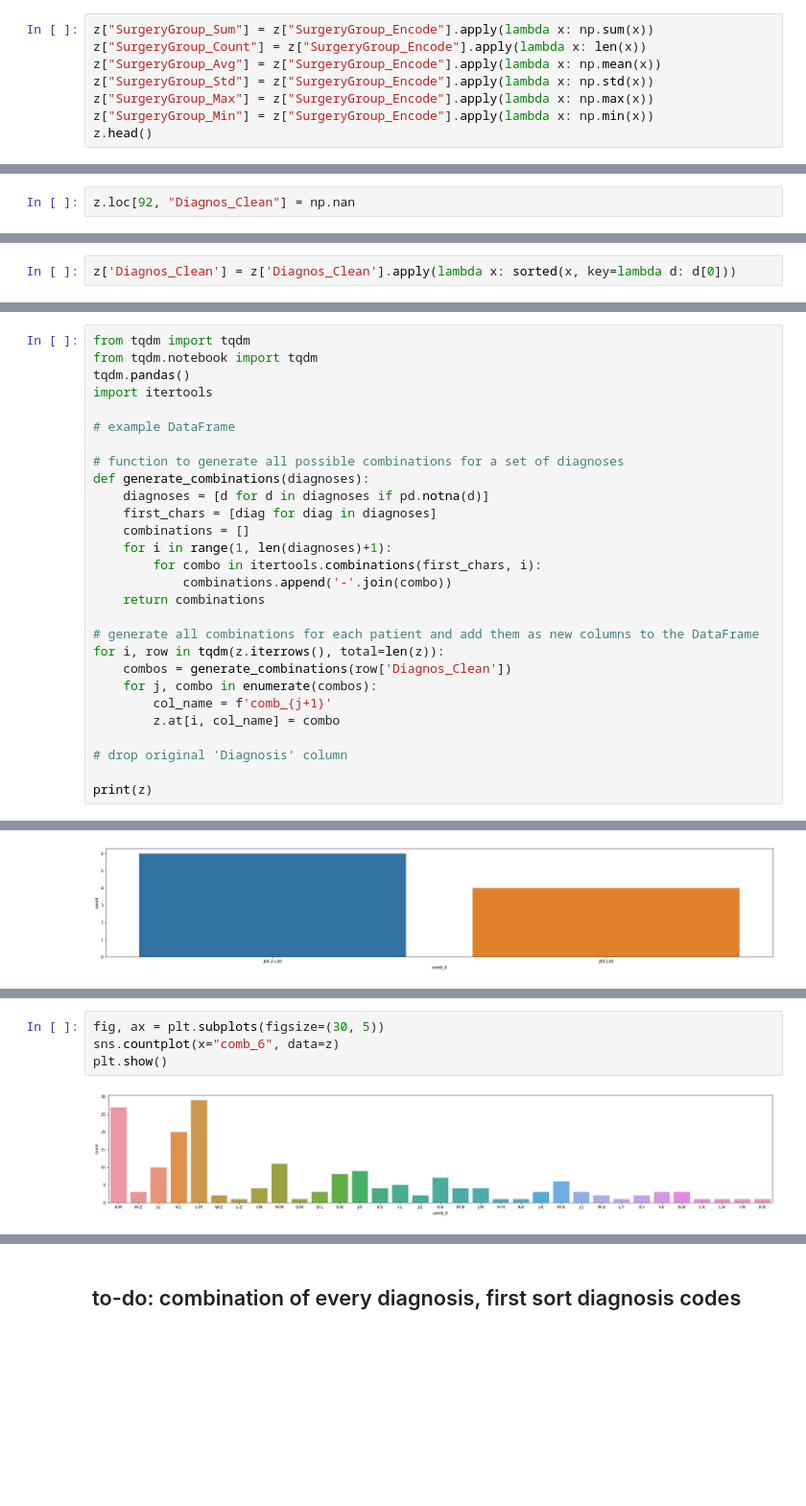
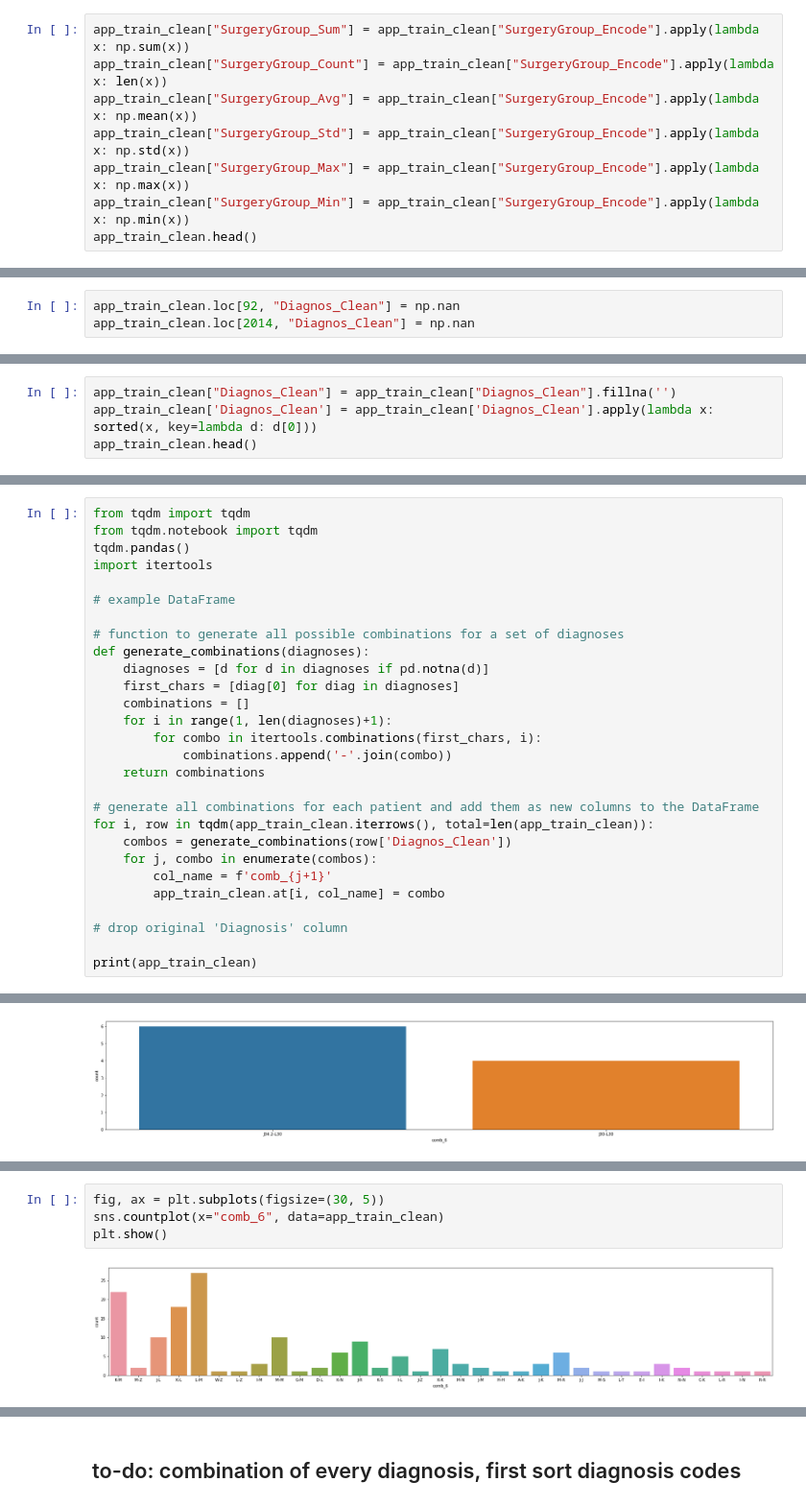
Before and after one commit to furkaneneseren/Datathon-Borda, a Jupyter notebook: surgery-datathon.ipynb, the cells around one changed output, grey strips where cells are left out. Shown at 96% size. Drawn from its saved outputs; the diff is of its cells as text; blank space fills up the shorter version.

```diff
--- a/surgery-datathon.ipynb
+++ b/surgery-datathon.ipynb
@@ -531,13 +576,13 @@ z.head()
 | 3 | 1059 | nan, M51.1 | 0, B | Genel Anestezi | Lumbar ve di?er intervertebral di... | 41 | FEMALE | ORTOPED? SERV?S? | ... |
 | 4 | 608 | M51.1, nan, M48.0 | 0, B, C, D, A3 | Genel Anestezi | Lumbar ve di?er intervertebral di... | 49 | FEMALE | ORTOPED? SERV?S? | ... |
 # %%
-z["SurgeryGroup_Sum"] = z["SurgeryGroup_Encode"].apply(lambda x: np.sum(x))
-z["SurgeryGroup_Count"] = z["SurgeryGroup_Encode"].apply(lambda x: len(x))
-z["SurgeryGroup_Avg"] = z["SurgeryGroup_Encode"].apply(lambda x: np.mean(x))
-z["SurgeryGroup_Std"] = z["SurgeryGroup_Encode"].apply(lambda x: np.std(x))
-z["SurgeryGroup_Max"] = z["SurgeryGroup_Encode"].apply(lambda x: np.max(x))
-z["SurgeryGroup_Min"] = z["SurgeryGroup_Encode"].apply(lambda x: np.min(x))
-z.head()
+app_train_clean["SurgeryGroup_Sum"] = app_train_clean["SurgeryGroup_Encode"].apply(lambda x: np.sum(x))
+app_train_clean["SurgeryGroup_Count"] = app_train_clean["SurgeryGroup_Encode"].apply(lambda x: len(x))
+app_train_clean["SurgeryGroup_Avg"] = app_train_clean["SurgeryGroup_Encode"].apply(lambda x: np.mean(x))
+app_train_clean["SurgeryGroup_Std"] = app_train_clean["SurgeryGroup_Encode"].apply(lambda x: np.std(x))
+app_train_clean["SurgeryGroup_Max"] = app_train_clean["SurgeryGroup_Encode"].apply(lambda x: np.max(x))
+app_train_clean["SurgeryGroup_Min"] = app_train_clean["SurgeryGroup_Encode"].apply(lambda x: np.min(x))
+app_train_clean.head()
 # %% [output]
 |  | ID | DiagnosticICD10Code | SurgeryGroup | AnesthesiaType | SurgeryName | Age | Sex | Service | ... |
 | 0 | 1829 | L05 | C | Spinal Anestezi | Pilonidal kist | 26 | MALE | GENEL CERRAH? SERV?S? | ... |
@@ -643,2 +668,3 @@ plt.show()
 # %%
-z.loc[92, "Diagnos_Clean"] = np.nan
+app_train_clean.loc[92, "Diagnos_Clean"] = np.nan
+app_train_clean.loc[2014, "Diagnos_Clean"] = np.nan
@@ -673,2 +675,4 @@ z["Diagnos_Clean"] = z["Diagnos_Clean"].fillna('')
 # %%
-z['Diagnos_Clean'] = z['Diagnos_Clean'].apply(lambda x: sorted(x, key=lambda d: d[0]))
+app_train_clean["Diagnos_Clean"] = app_train_clean["Diagnos_Clean"].fillna('')
+app_train_clean['Diagnos_Clean'] = app_train_clean['Diagnos_Clean'].apply(lambda x: sorted(x, key=lambda d: d[0]))
+app_train_clean.head()
@@ -714,7 +694,7 @@ import itertools
 # function to generate all possible combinations for a set of diagnoses
 def generate_combinations(diagnoses):
     diagnoses = [d for d in diagnoses if pd.notna(d)]
-    first_chars = [diag for diag in diagnoses]
+    first_chars = [diag[0] for diag in diagnoses]
     combinations = []
     for i in range(1, len(diagnoses)+1):
         for combo in itertools.combinations(first_chars, i):
@@ -722,15 +702,15 @@ def generate_combinations(diagnoses):
     return combinations
 
 # generate all combinations for each patient and add them as new columns to the DataFrame
-for i, row in tqdm(z.iterrows(), total=len(z)):
+for i, row in tqdm(app_train_clean.iterrows(), total=len(app_train_clean)):
     combos = generate_combinations(row['Diagnos_Clean'])
     for j, combo in enumerate(combos):
         col_name = f'comb_{j+1}'
-        z.at[i, col_name] = combo
+        app_train_clean.at[i, col_name] = combo
 
 # drop original 'Diagnosis' column
 
-print(z)
+print(app_train_clean)
 # %% [output]
         ID DiagnosticICD10Code    SurgeryGroup   AnesthesiaType  \
 0     1829                 L05               C  Spinal Anestezi
@@ -994,6 +954,6 @@ plt.show()
 # %%
 fig, ax = plt.subplots(figsize=(30, 5))
-sns.countplot(x="comb_6", data=z)
+sns.countplot(x="comb_6", data=app_train_clean)
 plt.show()
 # %% [output]
-[figure, old version]
+[figure, new version]
```
Also changed, not shown: parts of 111 cells of this notebook.
